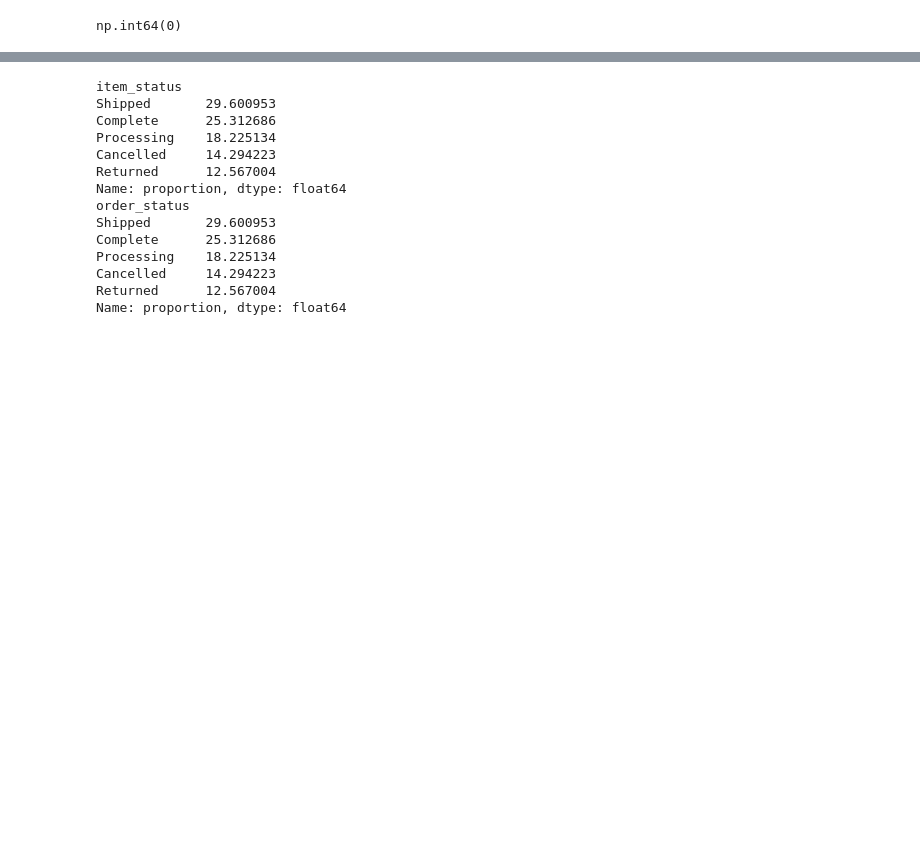
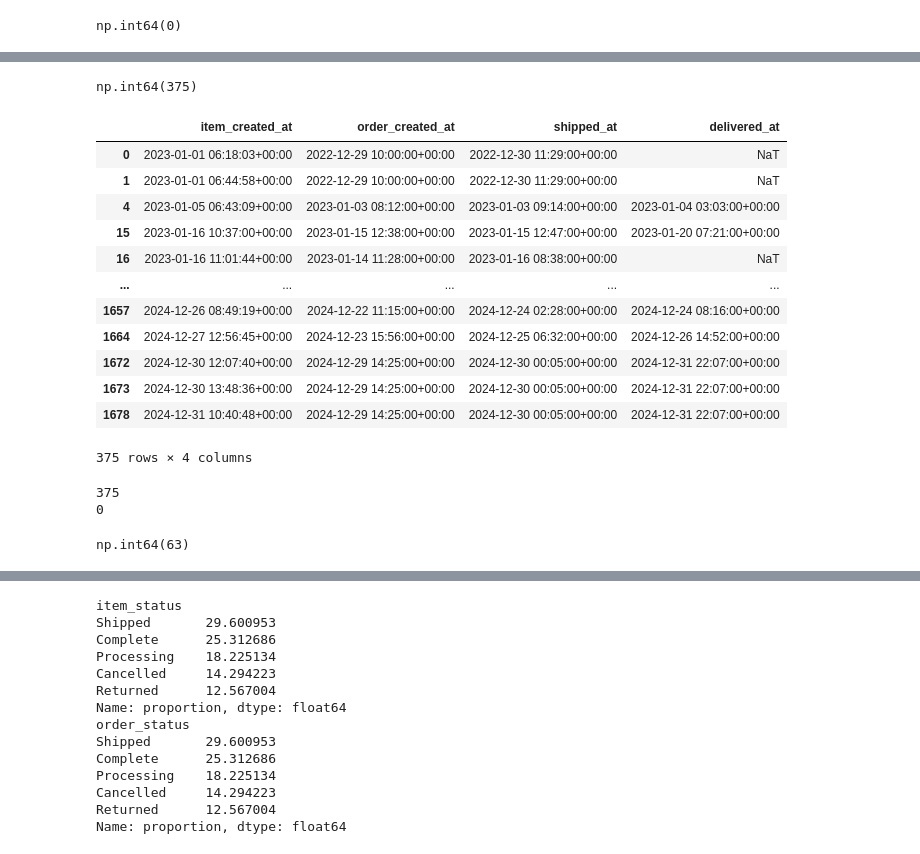
Before and after one commit to glimaleba/projet_thelook, a Jupyter notebook: notebooks/01_EDA_python.ipynb, the cells around one changed output, grey strips where cells are left out. Saved outputs shown, nothing was run; the diff lists cells and outputs as text; code cells hidden in the pictures; blank space fills up the shorter version.

Commit message:
Analyse des formats de date et contrôle des cohérences temporelles

```diff
--- a/notebooks/01_EDA_python.ipynb
+++ b/notebooks/01_EDA_python.ipynb
@@ -233,0 +254,6 @@ np.int64(0)
+# %%
+# Le résultat montre que ces colonnes sont actuellement de type object (chaîne de caractères). Pour effectuer des analyses temporelles, il est nécessaire de les convertir en type datetime. Nous allons donc procéder à cette conversion.
+colonnes_date = ["item_created_at","order_created_at","shipped_at","delivered_at"]
+for i in colonnes_date:
+  df_copie[i]=pd.to_datetime(df_copie[i])
+  print(f"Le nouveau type de la colonne {i} est {df_copie[i].dtype}")
@@ -233,0 +315,41 @@ np.int64(0)
+# %%
+# Les lignes 0 et 1:  item_created_at est en 2023, alors que order_created_at et shipped_at sont en 2022. il est  IMPOSSIBLE qu'un article soit créé après que la commande ait déjà été expédiée.
+
+# Regardons de manière globale s'il n'y a pas des cas similaires:
+# Pour se faire,nous allons vérifier si les dates d'expédition (shipped_at) et de livraison (delivered_at) sont postérieures à la date de création de la commande/item (order_created_at/item_created_at). De plus, nous allons aussi vérifier que la date de livraison est postérieure à la date d'expédition.
+
+# Vérifications si les dates shipped_at sont postérieures aux dates correspondantes item_created_at/order_created
+masque_coherence_item_order_and_shipped=(df_copie["item_created_at"]>df_copie["shipped_at"])|(df_copie["order_created_at"]>df_copie["shipped_at"])
+masque_coherence_item_order_and_shipped.sum()
+# L'output suivant nous montre qu'il y'a plusieurs cas incohérents (365).
+# %% [output]
+np.int64(375)
+# %%
+# L'output suivant nous laisse croire que les cas concernés semblent être dans le même time zone. Donc, nous avons de bonnes raisons d'éliminer la cause time zone.
+df_copie[masque_coherence_item_order_and_shipped][["item_created_at","order_created_at","shipped_at","delivered_at"]]
+# %% [output]
+|  | item_created_at | order_created_at | shipped_at | delivered_at |
+| 0 | 2023-01-01 06:18:03+00:00 | 2022-12-29 10:00:00+00:00 | 2022-12-30 11:29:00+00:00 | NaT |
+| 1 | 2023-01-01 06:44:58+00:00 | 2022-12-29 10:00:00+00:00 | 2022-12-30 11:29:00+00:00 | NaT |
+| 4 | 2023-01-05 06:43:09+00:00 | 2023-01-03 08:12:00+00:00 | 2023-01-03 09:14:00+00:00 | 2023-01-04 03:03:00+00:00 |
+| 15 | 2023-01-16 10:37:00+00:00 | 2023-01-15 12:38:00+00:00 | 2023-01-15 12:47:00+00:00 | 2023-01-20 07:21:00+00:00 |
+| 16 | 2023-01-16 11:01:44+00:00 | 2023-01-14 11:28:00+00:00 | 2023-01-16 08:38:00+00:00 | NaT |
+| ... | ... | ... | ... | ... |
+| 1657 | 2024-12-26 08:49:19+00:00 | 2024-12-22 11:15:00+00:00 | 2024-12-24 02:28:00+00:00 | 2024-12-24 08:16:00+00:00 |
+| 1664 | 2024-12-27 12:56:45+00:00 | 2024-12-23 15:56:00+00:00 | 2024-12-25 06:32:00+00:00 | 2024-12-26 14:52:00+00:00 |
+| 1672 | 2024-12-30 12:07:40+00:00 | 2024-12-29 14:25:00+00:00 | 2024-12-30 00:05:00+00:00 | 2024-12-31 22:07:00+00:00 |
+| 1673 | 2024-12-30 13:48:36+00:00 | 2024-12-29 14:25:00+00:00 | 2024-12-30 00:05:00+00:00 | 2024-12-31 22:07:00+00:00 |
+| 1678 | 2024-12-31 10:40:48+00:00 | 2024-12-29 14:25:00+00:00 | 2024-12-30 00:05:00+00:00 | 2024-12-31 22:07:00+00:00 |
+375 rows × 4 columns
+# %%
+# 375 observations présentent une incohérence chronologique entre la création de la commande ou de l'item et la date d'expédition. Ces lignes doivent être examinées avant toute analyse. Creusons encore un peu plus :
+masque_coherence_item_order_and_shipped1 = df_copie["item_created_at"] > df_copie["shipped_at"]
+masque_coherence_item_order_and_shipped2 = df_copie["order_created_at"] > df_copie["shipped_at"]
+
+print(masque_coherence_item_order_and_shipped1.sum())
+# incohérence item -> shipped
+print(masque_coherence_item_order_and_shipped2.sum())
+# incohérence order -> shipped
+# %% [output]
+375
+0
@@ -233,0 +358,6 @@ np.int64(0)
+# %%
+# Vérifications si les dates delivered_at sont postérieures aux dates correspondantes item_created_at/order_created
+masque_coherence_item_order_and_delivered=(df_copie["item_created_at"]>df_copie["delivered_at"])|(df_copie["order_created_at"]>df_copie["delivered_at"])
+masque_coherence_item_order_and_delivered.sum()
+# %% [output]
+np.int64(63)
```
Also changed, not shown: parts of 19 cells of this notebook.
